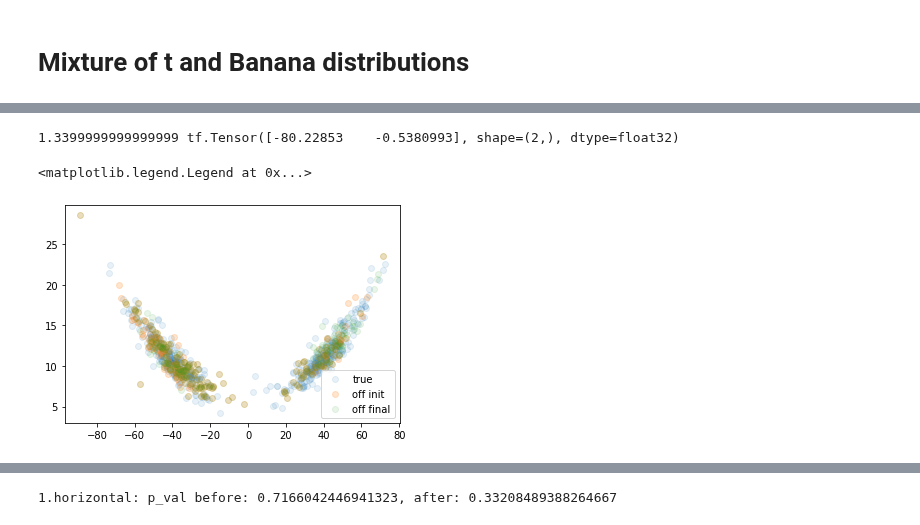
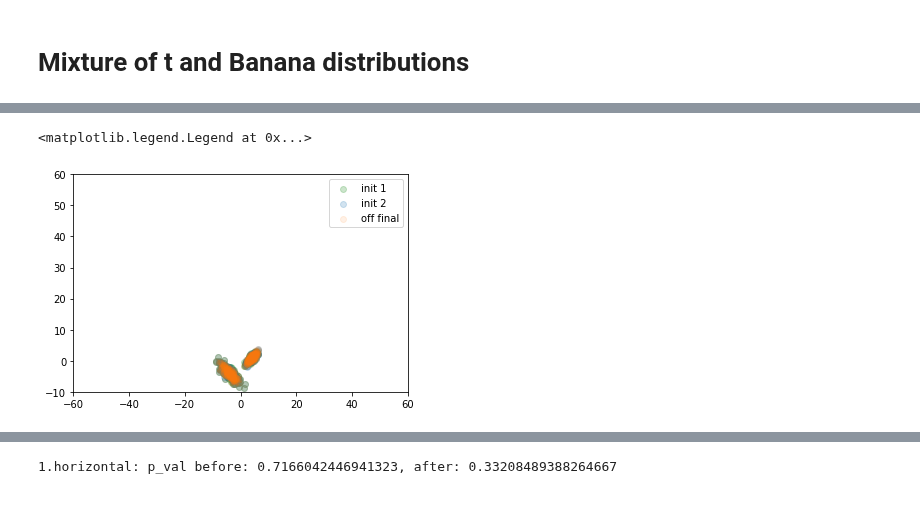
Before and after one commit to XingLLiu/u-stat-high-dim, a Jupyter notebook: ratios.ipynb, the cells around one changed output, grey strips where cells are left out. Drawn from its saved outputs; the diff is of its cells as text; code cells hidden in the pictures.

```diff
--- a/ratios.ipynb
+++ b/ratios.ipynb
@@ -443,47 +654,29 @@ best_std, best_dir_vec, best_ind, mode1, mode2, hess1_sqrt, hess2_sqrt, hess1_in
 # %%
-print(best_std, best_dir_vec)
+# run dynamic for T steps with test data and optimal params
+mh2 = MCMCKernel(log_prob=log_prob_fn)
 
-# run dynamic for T steps with test data and optimal params
-mh = RandomWalkMH(log_prob=log_prob_fn)
+sample_init_test2 = mh.x[-1, :, :]
 
-sample_init_test = samples_off[ntrain:, ]
-# mh.run(steps=T, x_init=sample_init_test, std=best_std, dir_vec=best_dir_vec)
-
-# dist = models.create_mixture_gaussian_scaled(ratio=1.)
-# dist = models.create_mixture_t_banana(
-#     dim=dim, ratio=[1., 0.], loc=loc, b=b, nbanana=nbanana, scale=banana_scale)
-# sample_init_test = dist.sample(n-ntrain)
-mh.run(
-    steps=T, x_init=sample_init_test, std=best_std,
+mh2.run(
+    steps=T, x_init=sample_init_test2, std=best_std,
     mode1=mode1, mode2=mode2,
     hess1_sqrt=hess1_sqrt, hess2_sqrt=hess2_sqrt,
     hess1_inv_sqrt=hess1_inv_sqrt, hess2_inv_sqrt=hess2_inv_sqrt)
 
 # get perturbed samples
-x_t = mh.x[-1, :, :].numpy()
+x_t2 = mh2.x[-1, :, :].numpy()
-# %% [output]
-1.3399999999999999 tf.Tensor([-80.22853    -0.5380993], shape=(2,), dtype=float32)
-# %%
-plt.scatter(samples_on_df.x0, samples_on_df.x1, label="true", alpha=0.1)
-plt.scatter(mh.x[0, :, 0], mh.x[0, :, 1], label="off init", alpha=0.2)
-plt.scatter(mh.x[-1, :, 0], mh.x[-1, :, 1], label="off final", alpha=0.1)
-
-x_0 = mh.x[0, :, :].numpy()
-xx = x_0[:, 0]
-yy = x_0[:, 1]
-# plt.quiver(xx, yy, best_dir_vec[0] * best_std, best_dir_vec[1] * best_std)
-# plt.xlim(-20, 20)
-# plt.ylim(-20, 20)
-
-# mode1 = mode_list[0]
-# mode2 = mode_list[2]
-# plt.scatter(mode1[0], mode1[1], label="mode1", alpha=0.5, color="red")
-# plt.scatter(mode2[0], mode2[1], label="mode2", alpha=0.5, color="red")
-
-plt.legend()
-# %% [output]
-<matplotlib.legend.Legend at 0x...>
-[figure, removed]
+# %%
+plt.scatter(mh.x[0, :, 0], mh.x[0, :, 1], label="init 1", alpha=0.2, color="g")
+plt.scatter(mh2.x[0, :, 0], mh2.x[0, :, 1], label="init 2", alpha=0.2)
+plt.scatter(mh2.x[-1, :, 0], mh2.x[-1, :, 1], label="off final", alpha=0.1)
+
+plt.xlim(-60, 60)
+plt.ylim(-10, 60)
+
+plt.legend()
+# %% [output]
+<matplotlib.legend.Legend at 0x...>
+[figure, added]
 # %%
 # bootstrap test
 alpha = 0.05
```
Also changed, not shown: parts of 37 cells of this notebook, 3 other files.
